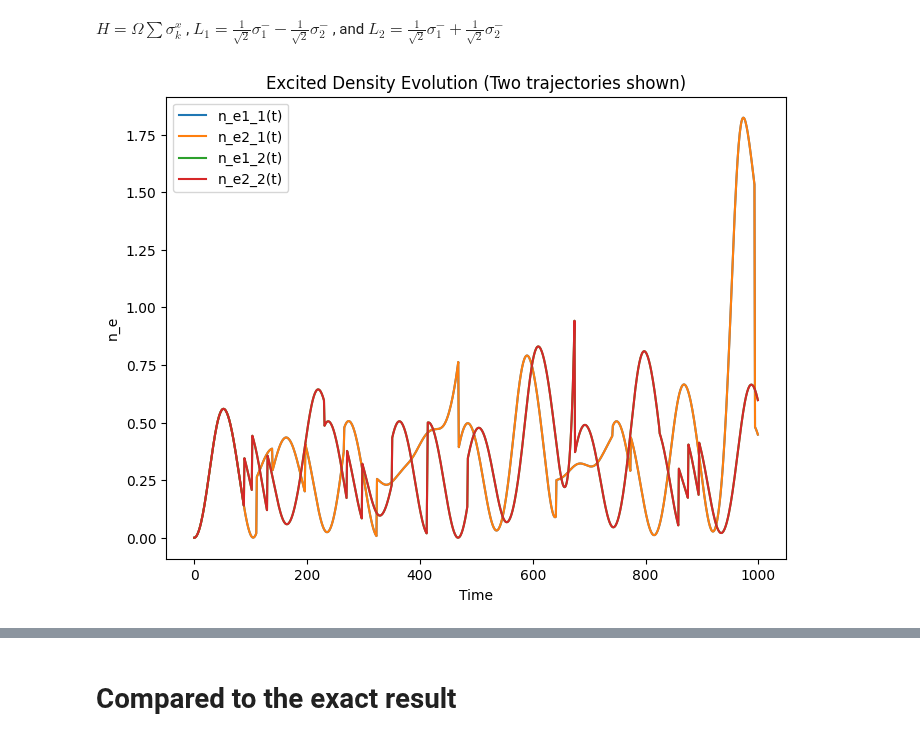
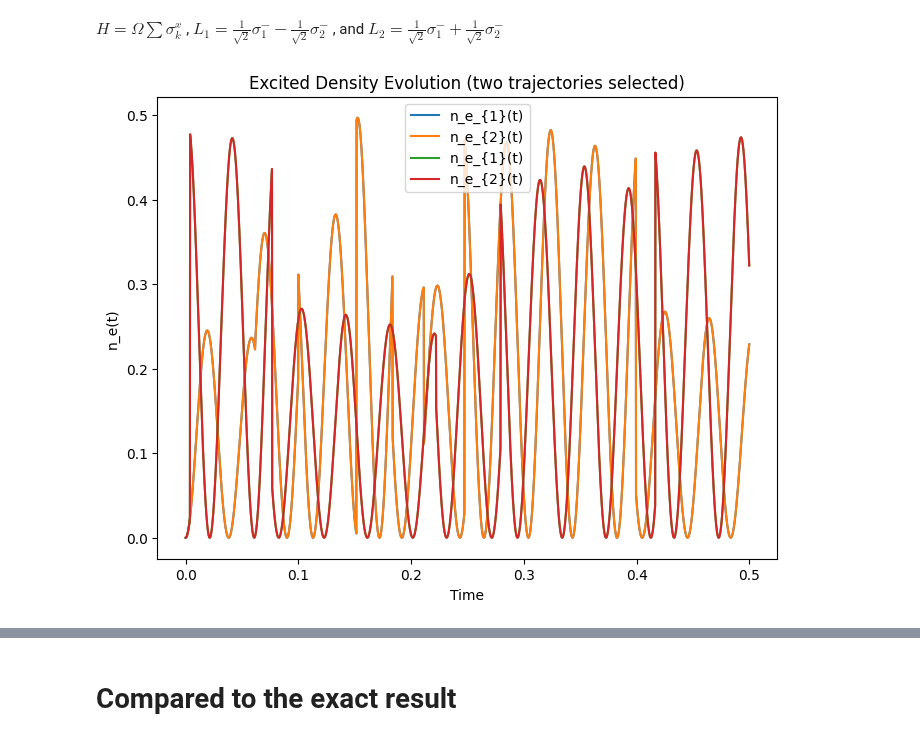
Before and after one commit to JSKao/Computational-Quantum-Many-Body-Physics, a Jupyter notebook: OpenQuantumNEW.ipynb, the cells around one changed output, grey strips where cells are left out. Cells and saved outputs as stored; diff of their text form; code cells hidden in the pictures.

```diff
--- a/OpenQuantumNEW.ipynb
+++ b/OpenQuantumNEW.ipynb
@@ -280,16 +288,16 @@ L_ops = [S_minus[0][0]]
 gamma_values = [40/6]
 
 # Set up initial state and time parameters
-rho = rho_g[0][0]
+phi = phi_g[0][0]
 total_time = 1.0
 dt = 0.0002
 
 # Start N-trajectory simulation
 N = 1000
-state_ops, n_e_values, time_values = multiple_simulations(N, rho, H, L_ops, gamma_values, total_time, dt)
+state_vecs, n_e_values, time_values, phi_img = multiple_simulations(N, phi, H, L_ops, gamma_values, total_time, dt)
 
 # Reminder for the outcome data:
-# state_ops = [ {rho(t)}_1, {rho(t)}_2, ...., {rho(t)}_N ]
+# state_vecs = [ {phi(t)}_1, {phi(t)}_2, ...., {phi(t)}_N ]
 # n_e_values = [ [{n_e(t)}]_1, [{n_e(t)}]_2, ...., [{n_e(t)}]_N ]
 # time_values = [t1, t2,....., t_total]
 
@@ -322,4 +330,12 @@ plt.xlabel('Time')
 plt.ylabel('n_e_avg(t)')
 plt.legend()
 plt.show()
+
+plt.figure(figsize=(8,6))
+plt.plot(time_values, phi_img, label='img_trace(rho)')
+plt.title('Imaginart part of trace of density matrix Evolution')
+plt.xlabel('Time')
+plt.ylabel('IM[trace(rho)(t)]')
+plt.legend()
+plt.show()
 # %% [output]
@@ -539,62 +570,71 @@ $\gamma_{1} = 0$ and $\gamma_{2} = 2\gamma$
 # %% [markdown]
 $H = \Omega\sum\sigma^{x}_{k}$ , $L_{1} = \frac{1}{\sqrt{2}}\sigma^{-}_{1}-\frac{1}{\sqrt{2}}\sigma^{-}_{2}$ , and $L_{2} = \frac{1}{\sqrt{2}}\sigma^{-}_{1}+\frac{1}{\sqrt{2}}\sigma^{-}_{2}$
 # %%
-# Define Hamiltonian, jump operators of the interacting-atom system (let hbar=1)
-omega = 30
-rho = rho_g[1][0]
-H = omega * (S_x[1][0]+S_x[1][1])
-L1 = 1/np.sqrt(2) * (S_minus[1][0] - S_minus[1][1])
-L2 = 1/np.sqrt(2) * (S_minus[1][0] + S_minus[1][1])
-L_ops = [L1, L2]
-gamma_values = [0, 10]
+# Define Hamiltonian, jump operators of the two level system (let hbar=1)
+omega = 40
+H = omega * (S_x[1][0] + S_x[1][1])
+L_ops = [1/np.sqrt(2)*(S_minus[1][0]-S_minus[1][1]), 1/np.sqrt(2)*(S_minus[1][0]+S_minus[1][1])]
+gamma_values = [0, 40/3]
+
+# Set up initial state and time parameters
+phi = phi_g[1][0]
 total_time = 1.0
-dt = 0.001
+dt = 0.0002
 
-# Multiple simulations of trajectory
+# Start N-trajectory simulation
 N = 1000
-State_ops, N_e_values, Time_values = multiple_simulations(N, rho, H, L_ops, gamma_values, total_time, dt)
+state_vecs, n_e_values, time_values, phi_img = multiple_simulations(N, phi, H, L_ops, gamma_values, total_time, dt)
 
 # Reminder for the outcome data:
-# state_ops = [ {rho(t)}_1, {rho(t)}_2, ..., {rho(t)}_N ]
-# n_e_values = [ [{n_e_1(t)}, {n_e_2(t)}]_1, [{n_e_1(t)}, {n_e_2(t)}]_2, ..., [{n_e_1(t)}, {n_e_2(t)}]_N ]
-# time_values = [t1, t2,....., t_total], length = 1000
+# state_vecs = [ {phi(t)}_1, {phi(t)}_2, ...., {phi(t)}_N ]
+# n_e_values = [ [{n_e1(t)},{n_e2(t)}]_1, [{n_e1(t)},{n_e2(t)}]_2, ...., [{n_e1(t)},{n_e2(t)}]_N ]
+# time_values = [t1, t2,....., t_total]
 
 
-# Calculate the trajectory-averaged excitation density
-N_e_array1 = []  # Storage for n_e of particle 1
-N_e_array2 = []  # Storage for n_e of particle 2
-sum1_values = np.zeros(np.shape(N_e_values[0][0]),dtype = complex)
-sum2_values = np.zeros(np.shape(N_e_values[0][1]),dtype = complex)
+# Calculate the trajectory-averaged excitation density for particle 1 and 2
+n_e1_array = []
+n_e2_array = []
+sum_values_1 = np.zeros(np.shape(n_e_values[0][0]),dtype = complex)
+sum_values_2 = np.zeros(np.shape(n_e_values[0][0]),dtype = complex)
+for i in range(N):
+    n_e1_array.append(np.array(n_e_values[i][0]))
+    n_e2_array.append(np.array(n_e_values[i][1]))
+    sum_values_1 += n_e_values[i][0]
+    sum_values_2 += n_e_values[i][1]
 
-for i in range(N):
-    N_e_array1.append(np.array(N_e_values[i][0]))
-    N_e_array2.append(np.array(N_e_values[i][1]))
-    sum1_values += N_e_values[i][0]
-    sum2_values += N_e_values[i][1]
+n_e1_avg_array = np.array(sum_values_1 / N)
+n_e2_avg_array = np.array(sum_values_2 / N)
 
-N_e_avg_array1 = np.array(sum1_values / N)
-N_e_avg_array2 = np.array(sum2_values / N)
 
 # Plot the results
 plt.figure(figsize=(8,6))
+
 for i in range(2):
-    plt.plot(N_e_array1[i], label=f'n_e1_{i + 1}(t)')
-    plt.plot(N_e_array2[i], label=f'n_e2_{i + 1}(t)')
+    plt.plot(time_values[:len(time_values)//2], n_e1_array[i][:len(n_e1_array[i])//2], label='n_e_{1}(t)')
+    plt.plot(time_values[:len(time_values)//2], n_e2_array[i][:len(n_e2_array[i])//2], label='n_e_{2}(t)')
 
-plt.title('Excited Density Evolution (Two trajectories shown)')
+plt.title('Excited Density Evolution (two trajectories selected)')
 plt.xlabel('Time')
-plt.ylabel('n_e')
+plt.ylabel('n_e(t)')
+plt.legend()
+plt.show()
+
+
+plt.figure(figsize=(8,6))
+plt.plot(time_values, n_e1_avg_array, label='n_e1_avg(t)')
+plt.plot(time_values, n_e2_avg_array, label='n_e2_avg(t)')
+plt.title('Average Excited Density Evolution')
+plt.xlabel('Time')
+plt.ylabel('n_e_avg(t)')
 plt.legend()
 plt.show()
 
 plt.figure(figsize=(8,6))
-plt.plot(N_e_avg_array1, label = 'n_e_1(t)')
-plt.plot(N_e_avg_array2, label = 'n_e_2(t)')
-
-plt.title('Average Excited Density Evolution')
+plt.plot(time_values, phi_img, label='img_trace(rho)')
+plt.title('Imaginart part of trace of density matrix Evolution')
 plt.xlabel('Time')
-plt.ylabel('n_e')
+plt.ylabel('IM[trace(rho)(t)]')
 plt.legend()
 plt.show()
 # %% [output]
-[figure, old version]
+[figure, new version]
```
Also changed, not shown: parts of 81 cells of this notebook.
